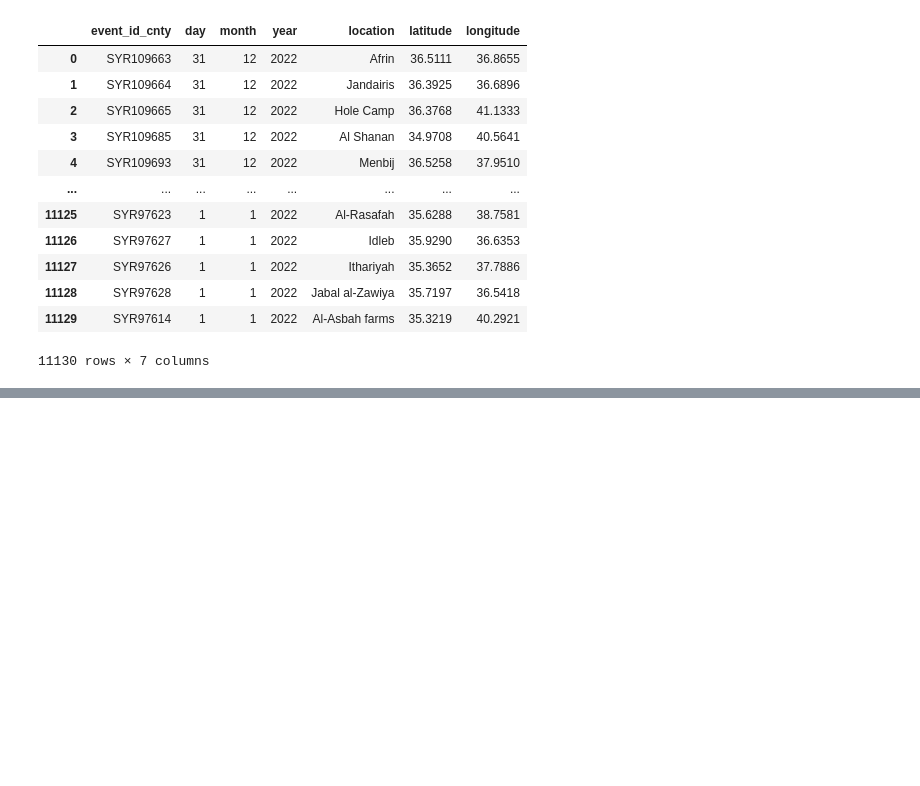
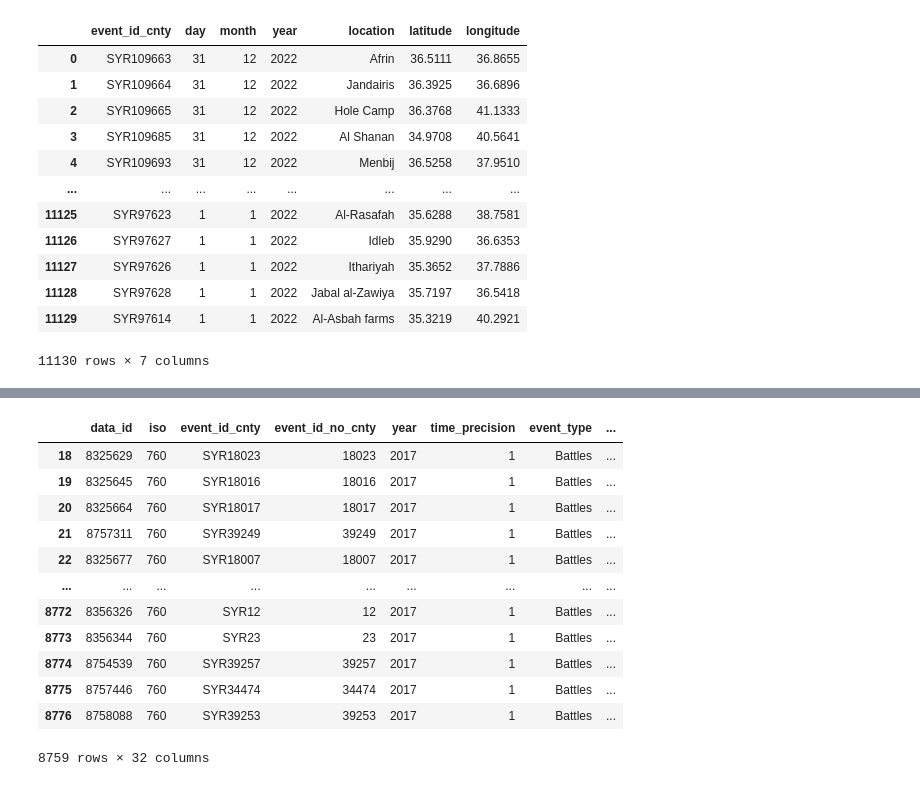
Before and after one commit to VRibeiro01/BA_V_Ribeiro, a Jupyter notebook: Notebooks/cleanup_conflict_data.ipynb, the cells around one changed output, grey strips where cells are left out. Cells and saved outputs as stored; diff of their text form; code cells hidden in the pictures; blank space fills up the shorter version.

```diff
--- a/Notebooks/cleanup_conflict_data.ipynb
+++ b/Notebooks/cleanup_conflict_data.ipynb
@@ -83,0 +80,24 @@ interesting_data
+# %%
+# Split date into day and month
+df2["event_date"] = pd.to_datetime(df2["event_date"])
+df2['day'] = df2['event_date'].dt.day
+df2['month'] = df2['event_date'].dt.month
+df2 = df2.drop("event_date", axis=1)
+
+# Get conflicts in 2017
+df2 = df2[df2.year == 2017]
+df2
+# %% [output]
+|  | data_id | iso | event_id_cnty | event_id_no_cnty | year | time_precision | event_type | ... |
+| 18 | 8325629 | 760 | SYR18023 | 18023 | 2017 | 1 | Battles | ... |
+| 19 | 8325645 | 760 | SYR18016 | 18016 | 2017 | 1 | Battles | ... |
+| 20 | 8325664 | 760 | SYR18017 | 18017 | 2017 | 1 | Battles | ... |
+| 21 | 8757311 | 760 | SYR39249 | 39249 | 2017 | 1 | Battles | ... |
+| 22 | 8325677 | 760 | SYR18007 | 18007 | 2017 | 1 | Battles | ... |
+| ... | ... | ... | ... | ... | ... | ... | ... | ... |
+| 8772 | 8356326 | 760 | SYR12 | 12 | 2017 | 1 | Battles | ... |
+| 8773 | 8356344 | 760 | SYR23 | 23 | 2017 | 1 | Battles | ... |
+| 8774 | 8754539 | 760 | SYR39257 | 39257 | 2017 | 1 | Battles | ... |
+| 8775 | 8757446 | 760 | SYR34474 | 34474 | 2017 | 1 | Battles | ... |
+| 8776 | 8758088 | 760 | SYR39253 | 39253 | 2017 | 1 | Battles | ... |
+8759 rows × 32 columns
```
Also changed, not shown: parts of 6 cells of this notebook.
